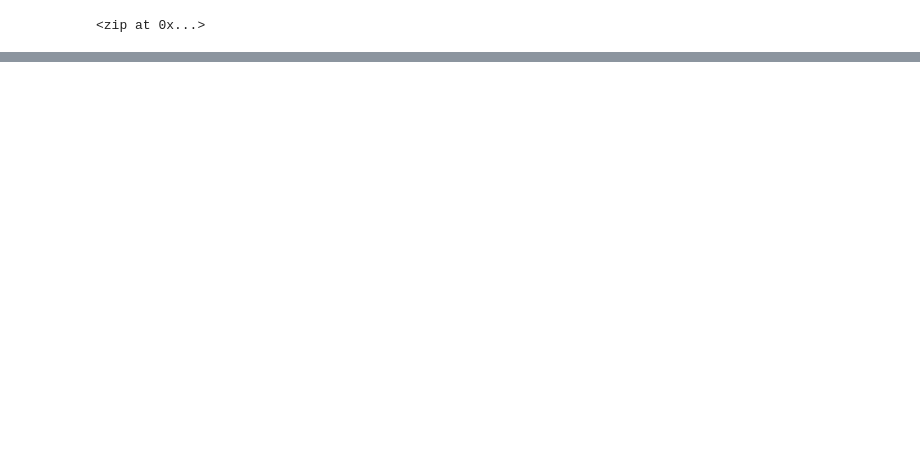
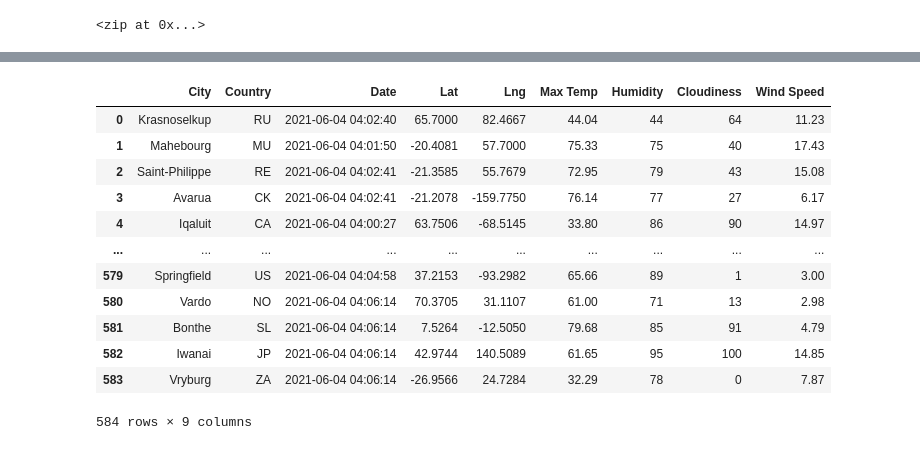
Before and after one commit to DONtheGREAT/World_Weather_Analysis, a Jupyter notebook: WeatherPy.ipynb, the cells around one changed output, grey strips where cells are left out. Cells and saved outputs as stored; diff of their text form; code cells hidden in the pictures; blank space fills up the shorter version.

Commit message:
api weather dataframe

```diff
--- a/WeatherPy.ipynb
+++ b/WeatherPy.ipynb
@@ -34,0 +41,4 @@ len(cities)
+# %%
+# Starting URL for Weather Map API Call. NEVER SAVE API KEY IN PLAIN TEXT OR IN OUTPUT
+url = "http://api.openweathermap.org/data/2.5/weather?units=Imperial&APPID=" + weather_api_key
+print(url)
@@ -34,0 +134,5 @@ len(cities)
+# %%
+# Convert the array of dictionaries to a Pandas DataFrame.
+# creating a dataframe from a list of dictionaries works if  the dictionarys have the same keys.
+city_data_df = pd.DataFrame(city_data)
+city_data_df.head(10)
@@ -34,0 +151,20 @@ len(cities)
+# %%
+nco = ["City", "Country", "Date", "Lat", "Lng", "Max Temp", "Humidity", "Cloudiness", "Wind Speed"]
+# %%
+city_data_df = city_data_df[nco]
+# %%
+city_data_df
+# %% [output]
+|  | City | Country | Date | Lat | Lng | Max Temp | Humidity | Cloudiness | Wind Speed |
+| 0 | Krasnoselkup | RU | 2021-06-04 04:02:40 | 65.7000 | 82.4667 | 44.04 | 44 | 64 | 11.23 |
+| 1 | Mahebourg | MU | 2021-06-04 04:01:50 | -20.4081 | 57.7000 | 75.33 | 75 | 40 | 17.43 |
+| 2 | Saint-Philippe | RE | 2021-06-04 04:02:41 | -21.3585 | 55.7679 | 72.95 | 79 | 43 | 15.08 |
+| 3 | Avarua | CK | 2021-06-04 04:02:41 | -21.2078 | -159.7750 | 76.14 | 77 | 27 | 6.17 |
+| 4 | Iqaluit | CA | 2021-06-04 04:00:27 | 63.7506 | -68.5145 | 33.80 | 86 | 90 | 14.97 |
+| ... | ... | ... | ... | ... | ... | ... | ... | ... | ... |
+| 579 | Springfield | US | 2021-06-04 04:04:58 | 37.2153 | -93.2982 | 65.66 | 89 | 1 | 3.00 |
+| 580 | Vardo | NO | 2021-06-04 04:06:14 | 70.3705 | 31.1107 | 61.00 | 71 | 13 | 2.98 |
+| 581 | Bonthe | SL | 2021-06-04 04:06:14 | 7.5264 | -12.5050 | 79.68 | 85 | 91 | 4.79 |
+| 582 | Iwanai | JP | 2021-06-04 04:06:14 | 42.9744 | 140.5089 | 61.65 | 95 | 100 | 14.85 |
+| 583 | Vryburg | ZA | 2021-06-04 04:06:14 | -26.9566 | 24.7284 | 32.29 | 78 | 0 | 7.87 |
+584 rows × 9 columns
```
Also changed, not shown: parts of 7 cells of this notebook.
